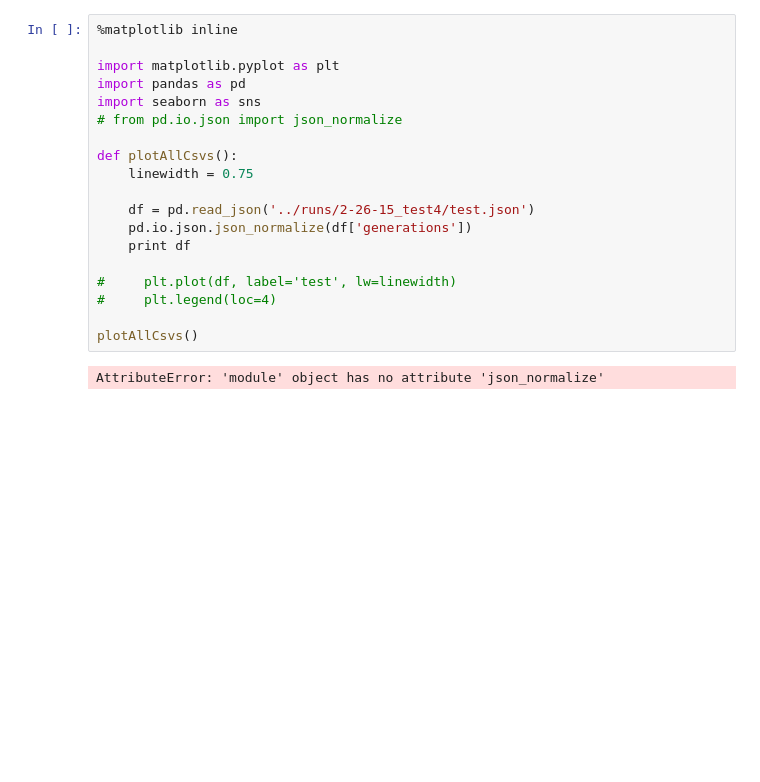
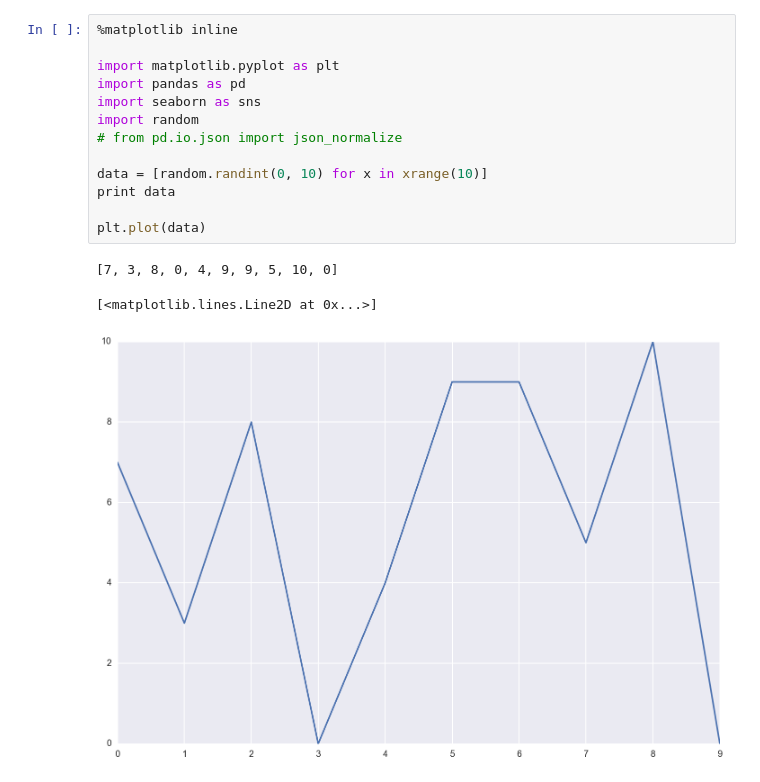
Before and after one commit to bawjensen/COMP-499-IndependentResearch, a Jupyter notebook: user-interface/499Sandbox.ipynb, the cells around one changed output. Saved outputs shown, nothing was run; the diff lists cells and outputs as text; blank space fills up the shorter version.

```diff
--- a/user-interface/499Sandbox.ipynb
+++ b/user-interface/499Sandbox.ipynb
@@ -1,21 +1,17 @@
 # %%
 %matplotlib inline
 
 import matplotlib.pyplot as plt
 import pandas as pd
 import seaborn as sns
+import random
 # from pd.io.json import json_normalize
 
-def plotAllCsvs():
-    linewidth = 0.75
+data = [random.randint(0, 10) for x in xrange(10)]
+print data
 
-    df = pd.read_json('../runs/2-26-15_test4/test.json')
-    pd.io.json.json_normalize(df['generations'])
-    print df
-
-#     plt.plot(df, label='test', lw=linewidth)
-#     plt.legend(loc=4)
-
-plotAllCsvs()
+plt.plot(data)
 # %% [output]
-AttributeError: 'module' object has no attribute 'json_normalize'
+[7, 3, 8, 0, 4, 9, 9, 5, 10, 0]
+[<matplotlib.lines.Line2D at 0x...>]
+[figure, added]
```
Also changed, not shown: 2 other files.
